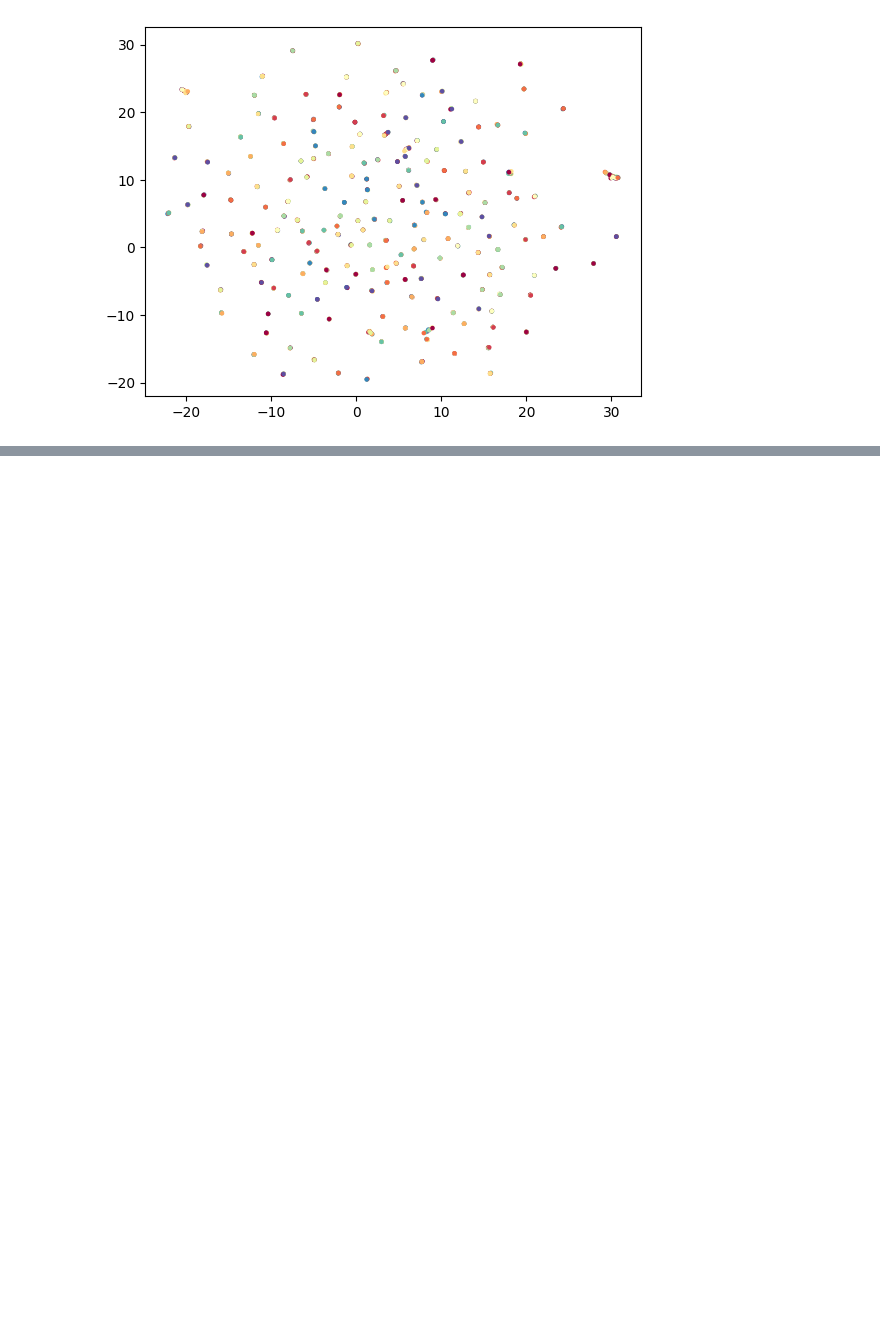
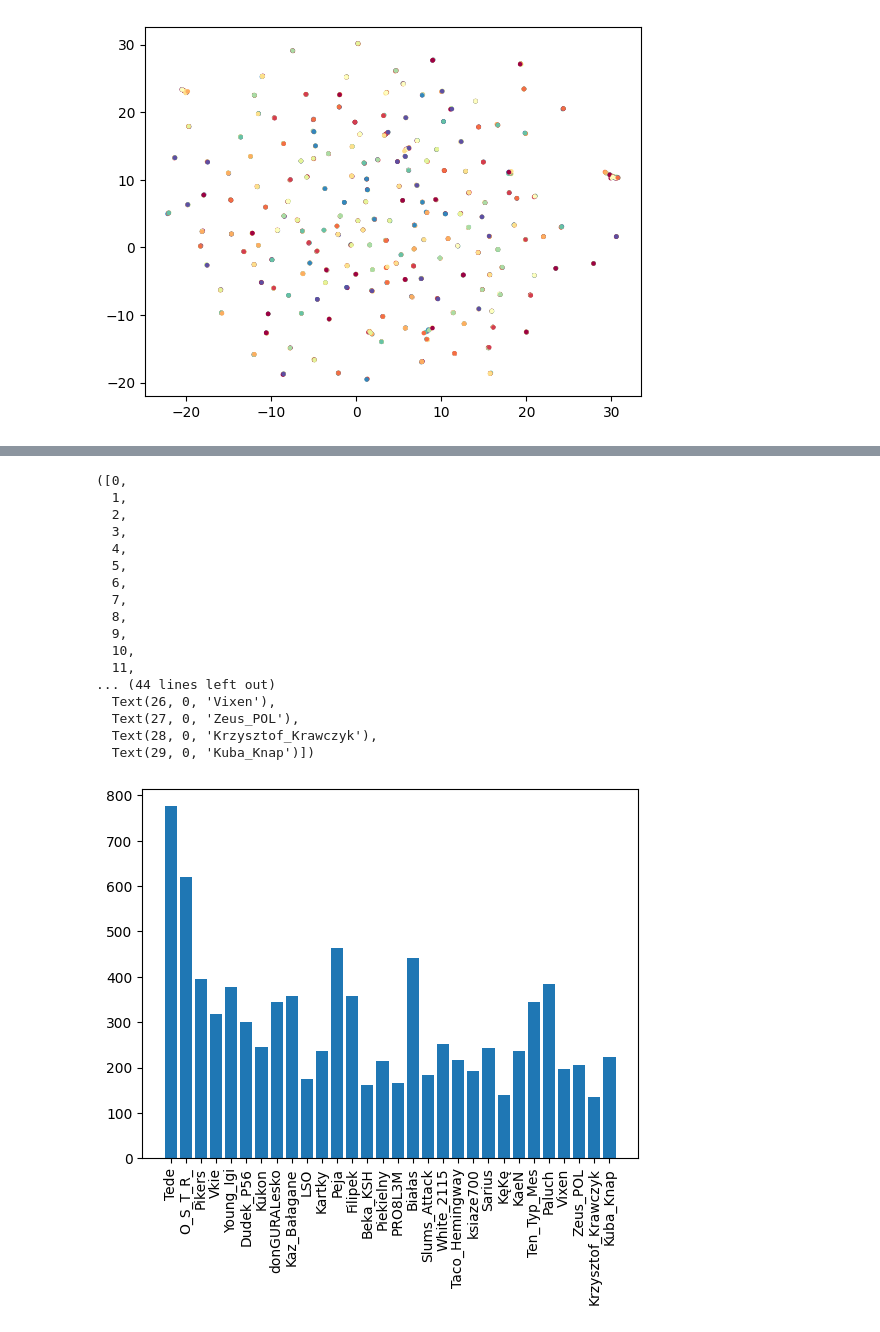
Before and after one commit to IndoIence/Music_Analysis, a Jupyter notebook: data_graphs.ipynb, the cells around one changed output, grey strips where cells are left out. Saved outputs shown, nothing was run; the diff lists cells and outputs as text; code cells hidden in the pictures; blank space fills up the shorter version.

```diff
--- a/data_graphs.ipynb
+++ b/data_graphs.ipynb
@@ -177,3 +179,9 @@ plt.scatter(train_embedding[:, 0], train_embedding[:, 1],c=[labels_to_int[y] for
 # %% [output]
 <matplotlib.collections.PathCollection at 0x...>
 [figure]
+# %%
+from utils import get_artist, get_all_artists, get_biggest_arts
+import matplotlib.pyplot as plt
+import numpy as np
+top30 = get_biggest_arts(30, only_art=True, mode="songs")
+# %% [output]
@@ -179,0 +192,18 @@ plt.scatter(train_embedding[:, 0], train_embedding[:, 1],c=[labels_to_int[y] for
+([0,
+  1,
+  2,
+  3,
+  4,
+  5,
+  6,
+  7,
+  8,
+  9,
+  10,
+  11,
+... (44 lines left out)
+  Text(26, 0, 'Vixen'),
+  Text(27, 0, 'Zeus_POL'),
+  Text(28, 0, 'Krzysztof_Krawczyk'),
+  Text(29, 0, 'Kuba_Knap')])
+[figure, added]
```
Also changed, not shown: parts of 6 cells of this notebook, 10 other files.
